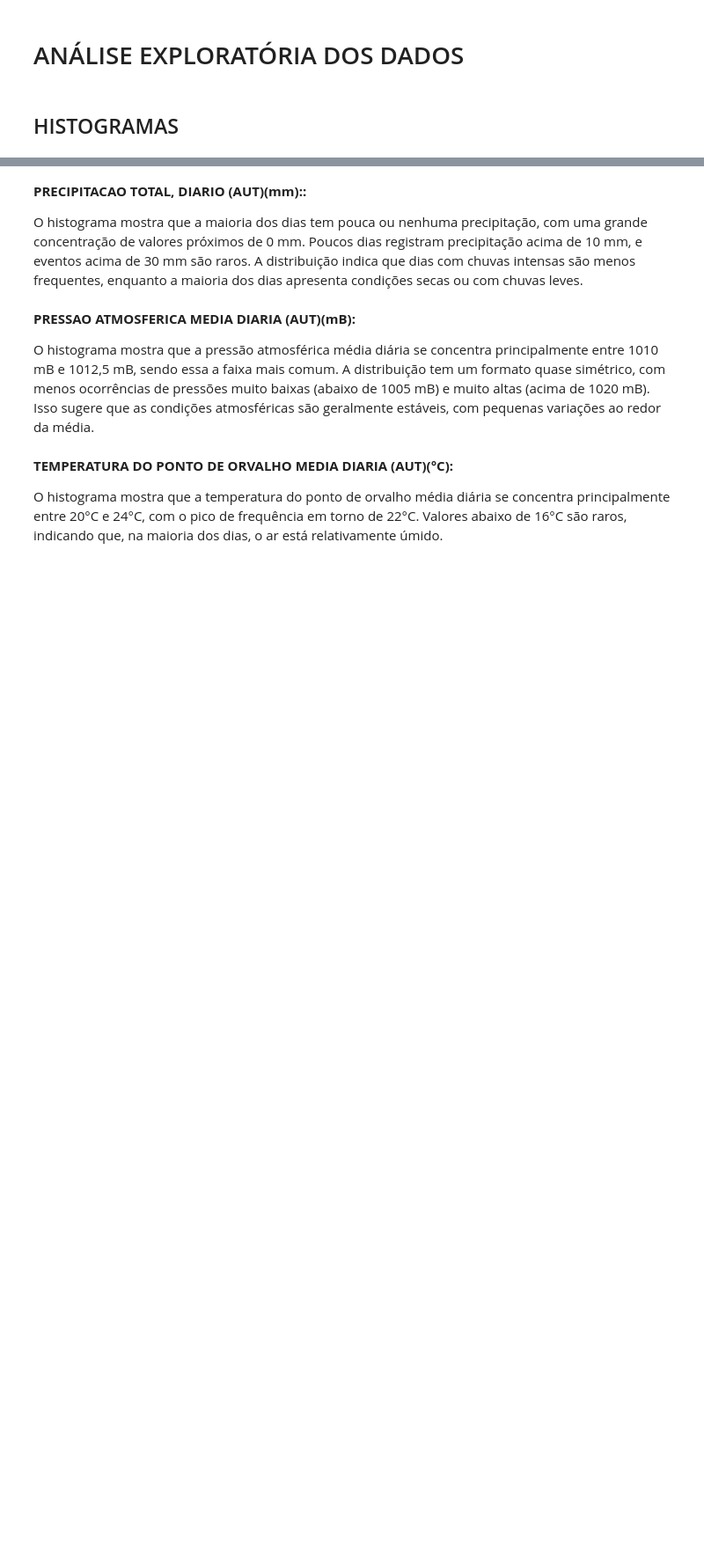
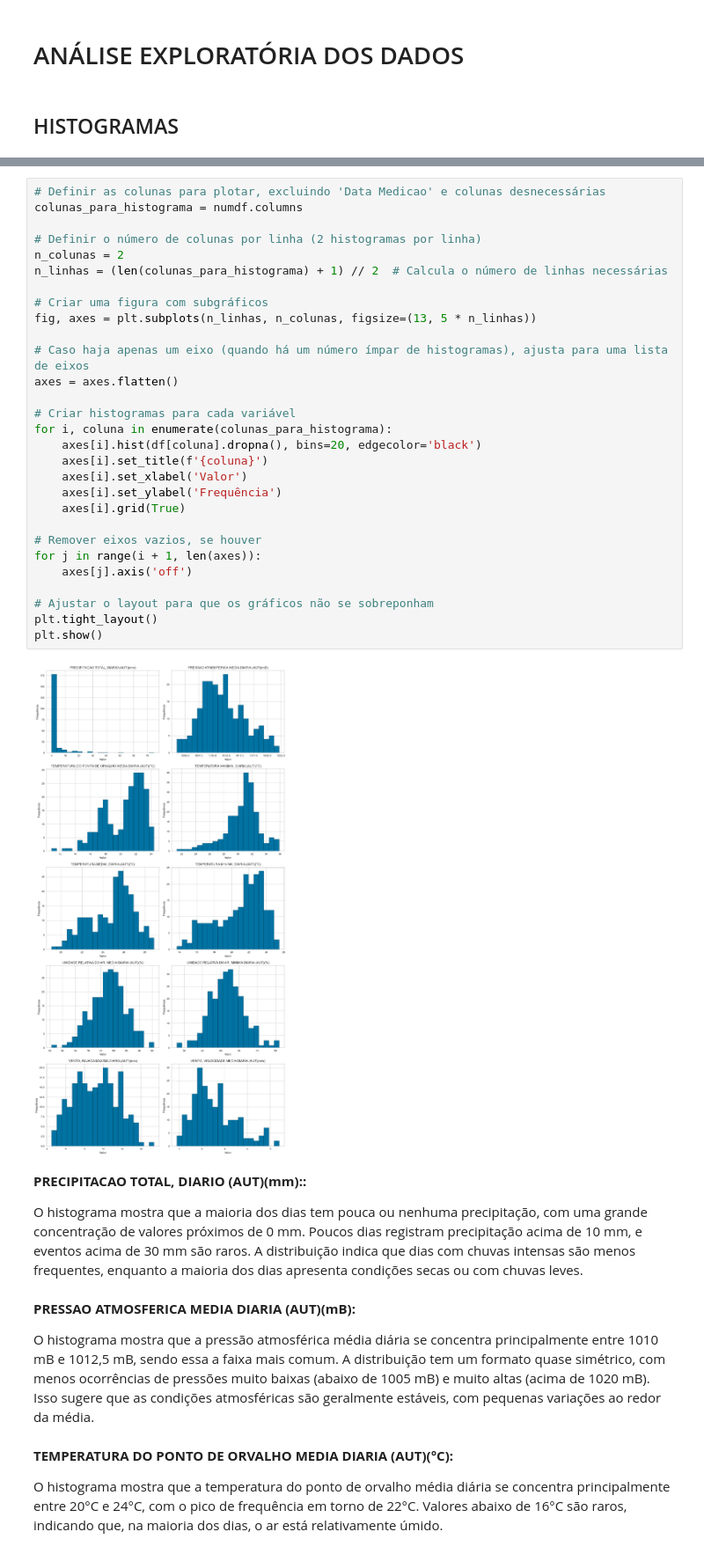
Before and after one commit to matheusmeneguelli/tcc-clusterizacao-vila-velha-es, a Jupyter notebook: previsao_vv.ipynb, the cells around one changed output, grey strips where cells are left out. Shown at 88% size. Cells and saved outputs as stored; diff of their text form; blank space fills up the shorter version.

```diff
--- a/previsao_vv.ipynb
+++ b/previsao_vv.ipynb
@@ -145,3 +120,34 @@ for coluna in colunas_para_histograma:
+# %%
+# Definir as colunas para plotar, excluindo 'Data Medicao' e colunas desnecessárias
+colunas_para_histograma = numdf.columns
+
+# Definir o número de colunas por linha (2 histogramas por linha)
+n_colunas = 2
+n_linhas = (len(colunas_para_histograma) + 1) // 2  # Calcula o número de linhas necessárias
+
+# Criar uma figura com subgráficos
+fig, axes = plt.subplots(n_linhas, n_colunas, figsize=(13, 5 * n_linhas))
+
+# Caso haja apenas um eixo (quando há um número ímpar de histogramas), ajusta para uma lista de eixos
+axes = axes.flatten()
+
+# Criar histogramas para cada variável
+for i, coluna in enumerate(colunas_para_histograma):
+    axes[i].hist(df[coluna].dropna(), bins=20, edgecolor='black')
+    axes[i].set_title(f'{coluna}')
+    axes[i].set_xlabel('Valor')
+    axes[i].set_ylabel('Frequência')
+    axes[i].grid(True)
+
+# Remover eixos vazios, se houver
+for j in range(i + 1, len(axes)):
+    axes[j].axis('off')
+
+# Ajustar o layout para que os gráficos não se sobreponham
+plt.tight_layout()
+plt.show()
+# %% [output]
+[figure, added]
 # %% [markdown]
 **PRECIPITACAO TOTAL, DIARIO (AUT)(mm)::**
 
```
Also changed, not shown: parts of 7 cells of this notebook.
